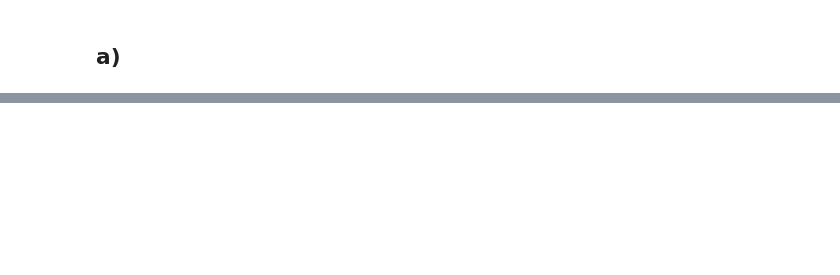
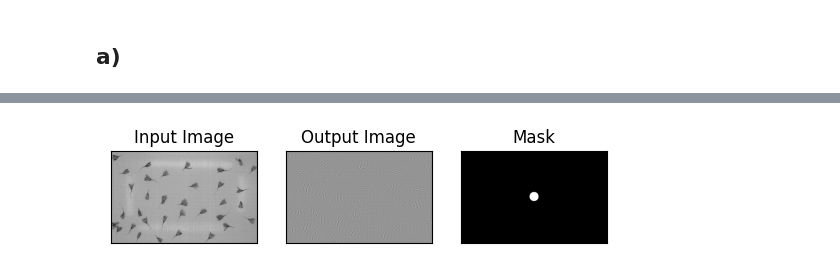
Before and after one commit to mhhasani/computer-vision, a Jupyter notebook: HW2/Q2.ipynb, the cells around one changed output, grey strips where cells are left out. Drawn from its saved outputs; the diff is of its cells as text; code cells hidden in the pictures; blank space fills up the shorter version.

```diff
--- a/HW2/Q2.ipynb
+++ b/HW2/Q2.ipynb
@@ -46,0 +64,38 @@ plt.show()
+# %%
+import cv2
+import numpy as np
+from matplotlib import pyplot as plt
+
+# Load the image
+img = cv2.imread('images/saffrun.jpg', 0)
+
+# Apply Fourier Transform
+f = np.fft.fft2(img)
+fshift = np.fft.fftshift(f)
+
+# Create a mask
+rows, cols = img.shape
+crow, ccol = rows // 2, cols // 2
+mask = np.zeros((rows, cols), np.uint8)
+r = 40
+center = [crow, ccol]
+x, y = np.ogrid[:rows, :cols]
+mask_area = (x - center[0])**2 + (y - center[1])**2 <= r*r
+mask[mask_area] = 1
+
+# Apply the mask
+fshift_filtered = fshift * (1 - mask)
+fshift_filtered_shifted = np.fft.ifftshift(fshift_filtered)
+img_back = np.fft.ifft2(fshift_filtered_shifted)
+img_back = np.real(img_back)
+
+# Display the images with plt
+plt.subplot(131), plt.imshow(img, cmap='gray')
+plt.title('Input Image'), plt.xticks([]), plt.yticks([])
+plt.subplot(132), plt.imshow(img_back, cmap='gray')
+plt.title('Output Image'), plt.xticks([]), plt.yticks([])
+plt.subplot(133), plt.imshow(mask, cmap='gray')
+plt.title('Mask'), plt.xticks([]), plt.yticks([])
+plt.show()
+# %% [output]
+[figure, added]
```
Also changed, not shown: parts of 4 cells of this notebook.
